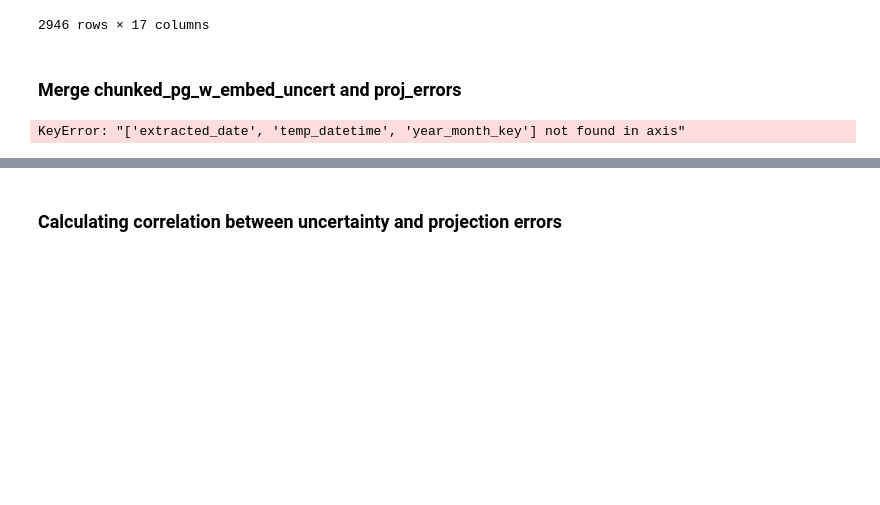
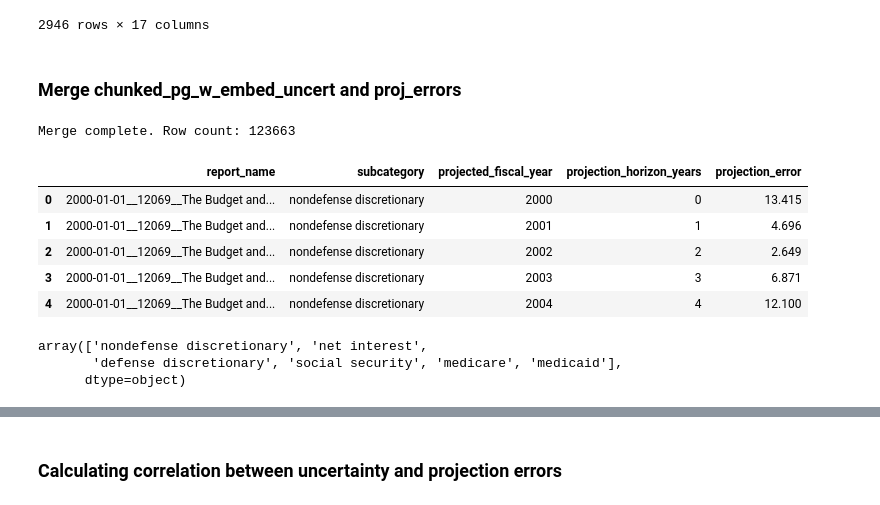
Before and after one commit to tnguye27/projection-uncertainty, a Jupyter notebook: 6_Error_Corr.ipynb, the cells around one changed output, grey strips where cells are left out. Cells and saved outputs as stored; diff of their text form; code cells hidden in the pictures; blank space fills up the shorter version.

```diff
--- a/6_Error_Corr.ipynb
+++ b/6_Error_Corr.ipynb
@@ -44,49 +45,55 @@ proj_errors
 # %% [markdown]
 ### Merge chunked_pg_w_embed_uncert and proj_errors
 # %%
-# 1. Parse the Baseline Year from 'baseline_date' in the GitHub DataFrame
+# 1. Parse the Baseline Year from the CBO GitHub DataFrame
 # Using errors='coerce' to safely handle formatting and .dt.year to isolate the Year
 proj_errors['temp_baseline_dt'] = pd.to_datetime(proj_errors['baseline_date'], errors='coerce')
 proj_errors['baseline_year'] = proj_errors['temp_baseline_dt'].dt.year
 
-# 2. Extract the Publication Year from your text-rich DataFrame
+# 2. Extract the Publication Year from your updated uncertainty DataFrame
 # Extract 'YYYY' directly from the start of the 'report_name' string using regex
 year_pattern = r'^(\d{4})'
 chunked_pg_w_embed_uncert['report_year'] = chunked_pg_w_embed_uncert['report_name'].str.extract(year_pattern)[0]
 
-# Convert report_year to numeric/integer to ensure clean merging
+# Convert report_year to numeric/integer to ensure clean data types for merging
 chunked_pg_w_embed_uncert['report_year'] = pd.to_numeric(chunked_pg_w_embed_uncert['report_year'], errors='coerce')
 
-# 3. Clean up the subcategory strings to prevent case-sensitivity match failures
+# 3. Clean up the subcategory strings to prevent case-sensitivity or whitespace match failures
 proj_errors['subcategory'] = proj_errors['subcategory'].astype(str).str.strip().str.lower()
 chunked_pg_w_embed_uncert['subcategory'] = chunked_pg_w_embed_uncert['subcategory'].astype(str).str.strip().str.lower()
 
 # 4. Perform the Merge on Year and Subcategory
-# Match 'report_year' from uncertainty df to 'baseline_year' from the GitHub df
+# Matching 'report_year' from uncertainty to 'baseline_year' from the GitHub errors
 merged_df = pd.merge(
     chunked_pg_w_embed_uncert,
     proj_errors[['baseline_year', 'subcategory', 'projected_fiscal_year', 'projection_error']],
     left_on=['report_year', 'subcategory'],
     right_on=['baseline_year', 'subcategory'],
-    how='inner'  # Swap to 'left' if want to keep paragraphs that don't have matching errors
+    how='inner'  # Swap to 'left' if you want to keep text chunks without error metrics
 )
 
 # 5. Calculate the Forecast Horizon Column (Year Difference)
-# Convert projected_fiscal_year to numeric if it isn't already
 merged_df['projected_fiscal_year'] = pd.to_numeric(merged_df['projected_fiscal_year'], errors='coerce')
 
-# Difference = Projected Year - Baseline Publication Year
+# Horizon = Target Projection Year - Baseline Publication Year
 merged_df['projection_horizon_years'] = merged_df['projected_fiscal_year'] - merged_df['report_year']
 
-
 # 6. Post-Merge Clean Up
-# Drop redundant columns
-merged_df = merged_df.drop(columns=['baseline_year', 'extracted_date', 'temp_datetime', 'year_month_key'])
+# Added errors='ignore' so it won't crash if your update removed/changed these columns
+columns_to_drop = ['baseline_year', 'extracted_date', 'temp_datetime', 'year_month_key']
+merged_df = merged_df.drop(columns=columns_to_drop, errors='ignore')
 
 # Display a preview of the clean structure
+print(f"Merge complete. Row count: {len(merged_df)}")
 merged_df[['report_name', 'subcategory', 'projected_fiscal_year', 'projection_horizon_years', 'projection_error']].head()
 # %% [output]
-KeyError: "['extracted_date', 'temp_datetime', 'year_month_key'] not found in axis"
+Merge complete. Row count: 123663
+|  | report_name | subcategory | projected_fiscal_year | projection_horizon_years | projection_error |
+| 0 | 2000-01-01__12069__The Budget and... | nondefense discretionary | 2000 | 0 | 13.415 |
+| 1 | 2000-01-01__12069__The Budget and... | nondefense discretionary | 2001 | 1 | 4.696 |
+| 2 | 2000-01-01__12069__The Budget and... | nondefense discretionary | 2002 | 2 | 2.649 |
+| 3 | 2000-01-01__12069__The Budget and... | nondefense discretionary | 2003 | 3 | 6.871 |
+| 4 | 2000-01-01__12069__The Budget and... | nondefense discretionary | 2004 | 4 | 12.100 |
 # %%
 # Drop merged_df rows where subcategory are: other mandatory, total mandatory, total, and total discretionary
 # List of subcategories to exclude
@@ -97,6 +104,10 @@ merged_df = merged_df[~merged_df['subcategory'].isin(subcategories_to_drop)]
 
 # Check if the excluding was done correctly
 merged_df['subcategory'].unique()
+# %% [output]
+array(['nondefense discretionary', 'net interest',
+       'defense discretionary', 'social security', 'medicare', 'medicaid'],
+      dtype=object)
 # %%
 # Get descriptive statistics for projection error
 # All df
```
Also changed, not shown: parts of 7 cells of this notebook.
